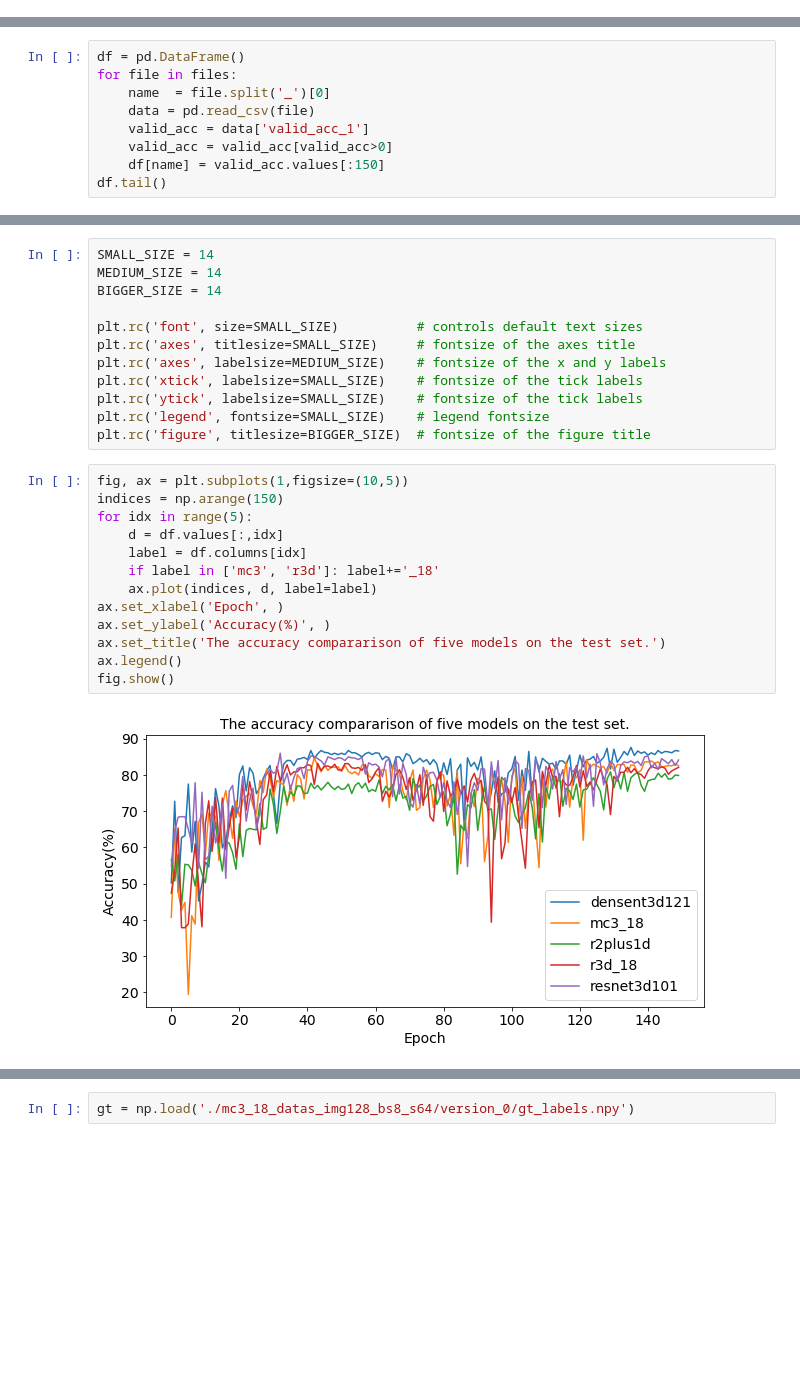
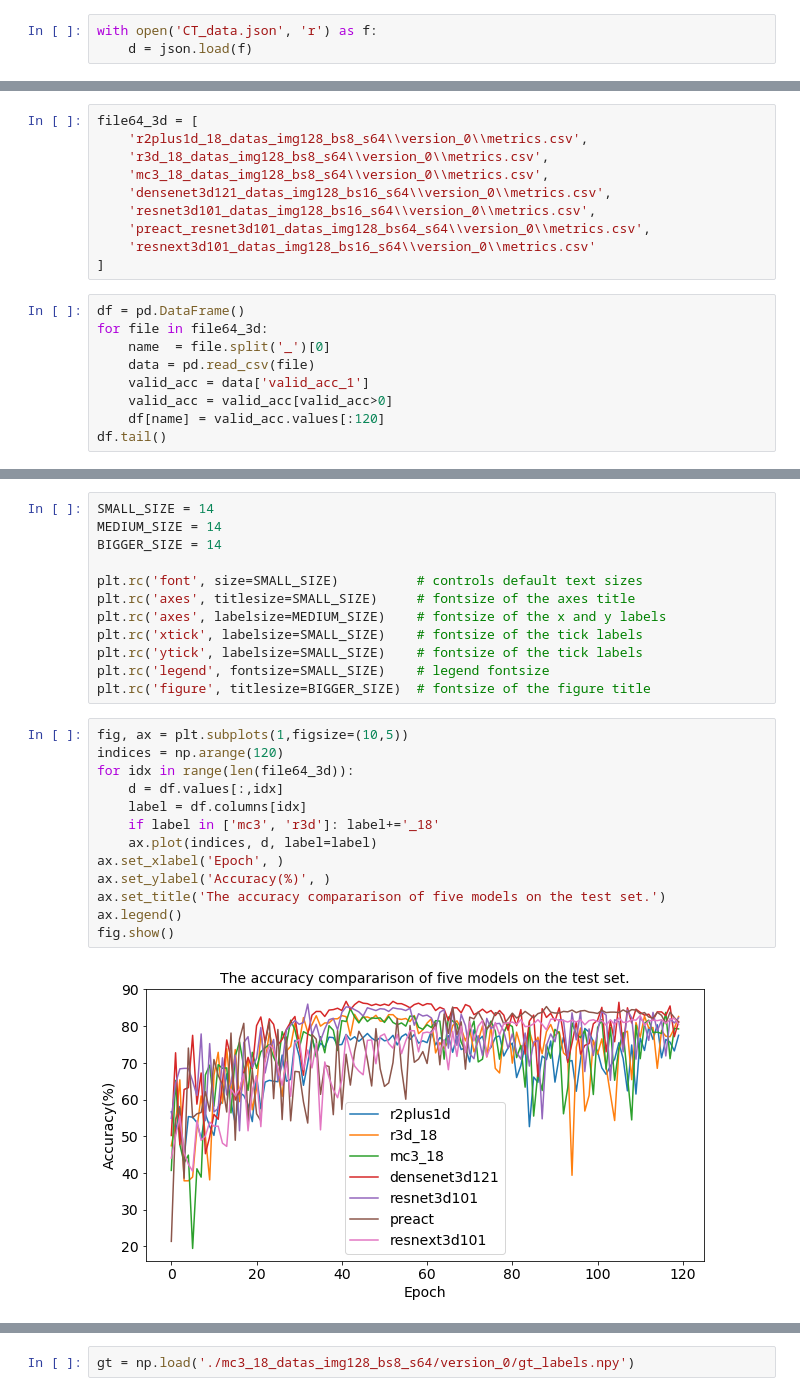
Before and after one commit to wang-shihao/HKBU_HPML_COVID-19, a Jupyter notebook: covid19_pipeline/results_analysis/visualize.ipynb, the cells around one changed output, grey strips where cells are left out. Saved outputs shown, nothing was run; the diff lists cells and outputs as text; blank space fills up the shorter version.

```diff
--- a/covid19_pipeline/results_analysis/visualize.ipynb
+++ b/covid19_pipeline/results_analysis/visualize.ipynb
@@ -11,0 +38,3 @@ plt.rcParams['axes.unicode_minus']=False # 用来正常显示负号
+# %%
+with open('CT_data.json', 'r') as f:
+    d = json.load(f)
@@ -23,10 +98,20 @@ files
+# %%
+file64_3d = [
+    'r2plus1d_18_datas_img128_bs8_s64\\version_0\\metrics.csv',
+    'r3d_18_datas_img128_bs8_s64\\version_0\\metrics.csv',
+    'mc3_18_datas_img128_bs8_s64\\version_0\\metrics.csv',
+    'densenet3d121_datas_img128_bs16_s64\\version_0\\metrics.csv',
+    'resnet3d101_datas_img128_bs16_s64\\version_0\\metrics.csv',
+    'preact_resnet3d101_datas_img128_bs64_s64\\version_0\\metrics.csv',
+    'resnext3d101_datas_img128_bs16_s64\\version_0\\metrics.csv'
+]
 # %%
 df = pd.DataFrame()
-for file in files:
+for file in file64_3d:
     name  = file.split('_')[0]
     data = pd.read_csv(file)
     valid_acc = data['valid_acc_1']
     valid_acc = valid_acc[valid_acc>0]
-    df[name] = valid_acc.values[:150]
+    df[name] = valid_acc.values[:120]
 df.tail()
 # %% [output]
@@ -50,16 +135,16 @@ plt.rc('legend', fontsize=SMALL_SIZE)    # legend fontsize
 plt.rc('figure', titlesize=BIGGER_SIZE)  # fontsize of the figure title
 # %%
 fig, ax = plt.subplots(1,figsize=(10,5))
-indices = np.arange(150)
-for idx in range(5):
+indices = np.arange(120)
+for idx in range(len(file64_3d)):
     d = df.values[:,idx]
     label = df.columns[idx]
     if label in ['mc3', 'r3d']: label+='_18'
     ax.plot(indices, d, label=label)
 ax.set_xlabel('Epoch', )
 ax.set_ylabel('Accuracy(%)', )
 ax.set_title('The accuracy compararison of five models on the test set.')
 ax.legend()
 fig.show()
 # %% [output]
-[figure, old version]
+[figure, new version]
```
Also changed, not shown: parts of 58 cells of this notebook, 1 other file.
